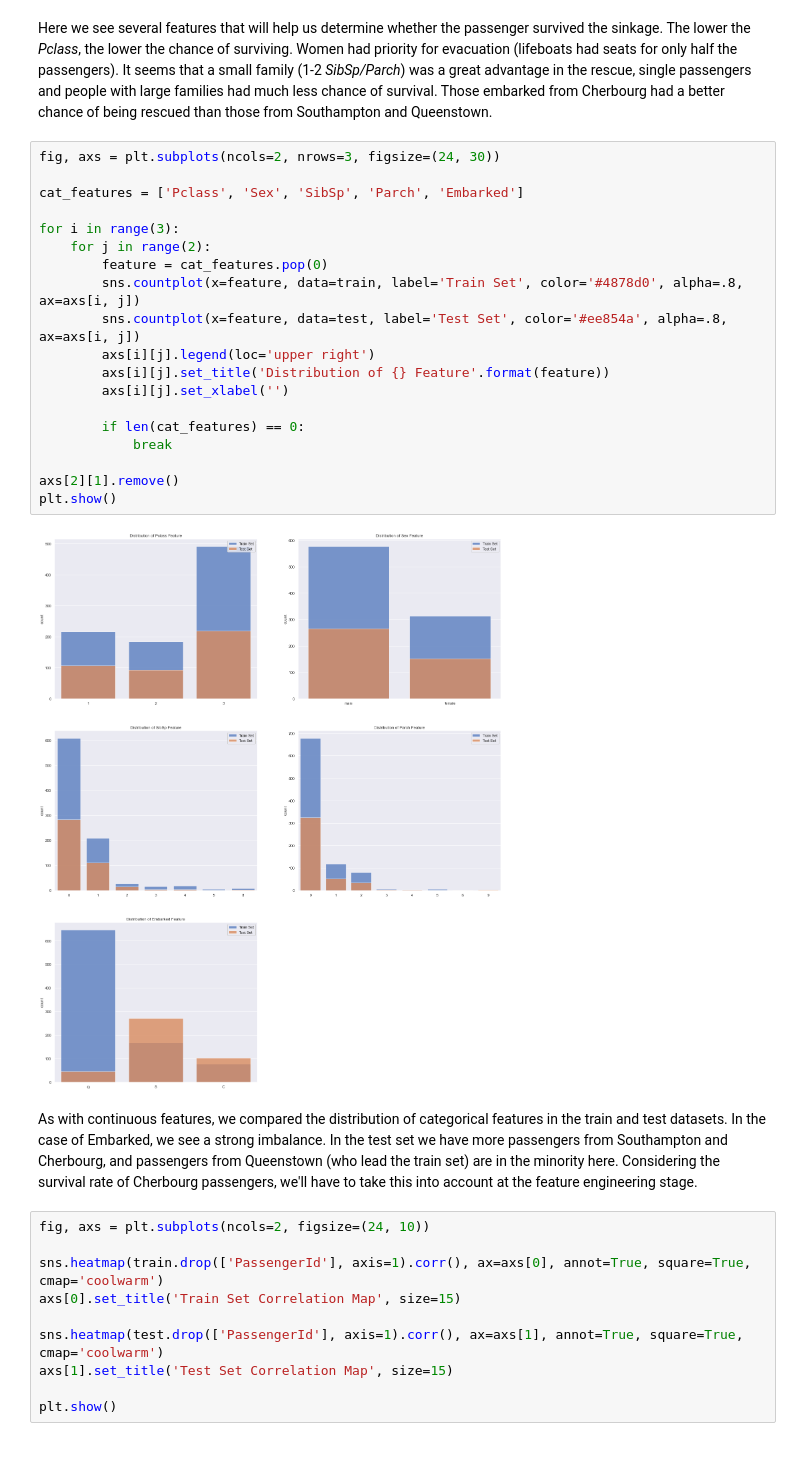
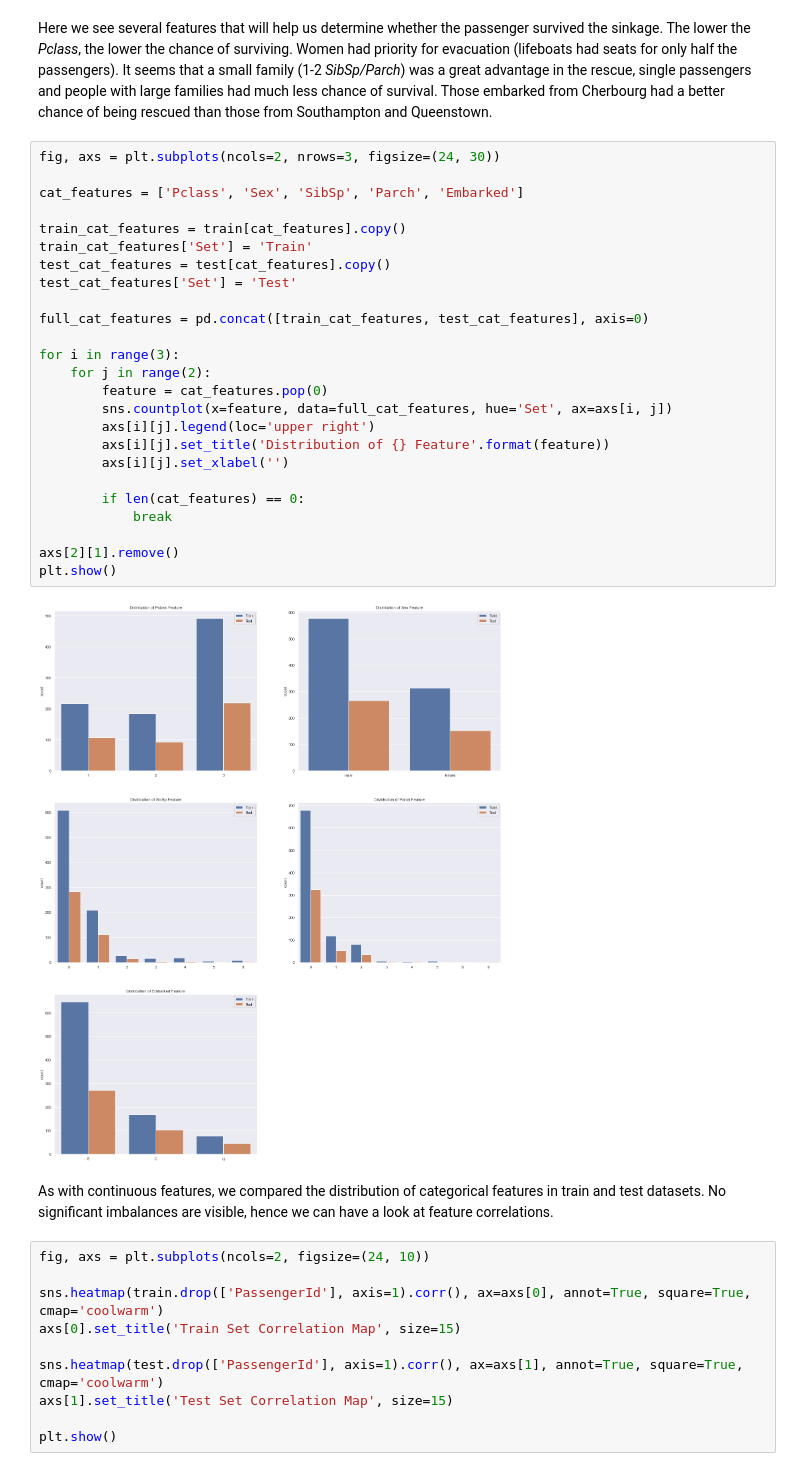
Before and after one commit to janpowaga/titanic_ml, a Jupyter notebook: titanic.ipynb, the cells around one changed output. Saved outputs shown, nothing was run; the diff lists cells and outputs as text.

```diff
--- a/titanic.ipynb
+++ b/titanic.ipynb
@@ -324,29 +324,35 @@ plt.show()
 [figure]
 # %% [markdown]
 Here we see several features that will help us determine whether the passenger survived the sinkage. The lower the _Pclass_, the lower the chance of surviving. Women had priority for evacuation (lifeboats had seats for only half the passengers). It seems that a small family (1-2 _SibSp/Parch_) was a great advantage in the rescue, single passengers and people with large families had much less chance of survival. Those embarked from Cherbourg had a better chance of being rescued than those from Southampton and Queenstown.
-# %%
-fig, axs = plt.subplots(ncols=2, nrows=3, figsize=(24, 30))
-
-cat_features = ['Pclass', 'Sex', 'SibSp', 'Parch', 'Embarked']
-
-for i in range(3):
-    for j in range(2):
-        feature = cat_features.pop(0)
-        sns.countplot(x=feature, data=train, label='Train Set', color='#4878d0', alpha=.8, ax=axs[i, j])
-        sns.countplot(x=feature, data=test, label='Test Set', color='#ee854a', alpha=.8, ax=axs[i, j])
-        axs[i][j].legend(loc='upper right')
-        axs[i][j].set_title('Distribution of {} Feature'.format(feature))
-        axs[i][j].set_xlabel('')
-
-        if len(cat_features) == 0:
-            break
-
-axs[2][1].remove()
-plt.show()
-# %% [output]
-[figure, removed]
+# %%
+fig, axs = plt.subplots(ncols=2, nrows=3, figsize=(24, 30))
+
+cat_features = ['Pclass', 'Sex', 'SibSp', 'Parch', 'Embarked']
+
+train_cat_features = train[cat_features].copy()
+train_cat_features['Set'] = 'Train'
+test_cat_features = test[cat_features].copy()
+test_cat_features['Set'] = 'Test'
+
+full_cat_features = pd.concat([train_cat_features, test_cat_features], axis=0)
+
+for i in range(3):
+    for j in range(2):
+        feature = cat_features.pop(0)
+        sns.countplot(x=feature, data=full_cat_features, hue='Set', ax=axs[i, j])
+        axs[i][j].legend(loc='upper right')
+        axs[i][j].set_title('Distribution of {} Feature'.format(feature))
+        axs[i][j].set_xlabel('')
+
+        if len(cat_features) == 0:
+            break
+
+axs[2][1].remove()
+plt.show()
+# %% [output]
+[figure, added]
 # %% [markdown]
-As with continuous features, we compared the distribution of categorical features in the train and test datasets. In the case of Embarked, we see a strong imbalance. In the test set we have more passengers from Southampton and Cherbourg, and passengers from Queenstown (who lead the train set) are in the minority here. Considering the survival rate of Cherbourg passengers, we'll have to take this into account at the feature engineering stage.
+As with continuous features, we compared the distribution of categorical features in train and test datasets. No significant imbalances are visible, hence we can have a look at feature correlations.
 # %%
 fig, axs = plt.subplots(ncols=2, figsize=(24, 10))
 
```
Also changed, not shown: parts of 14 cells of this notebook.
